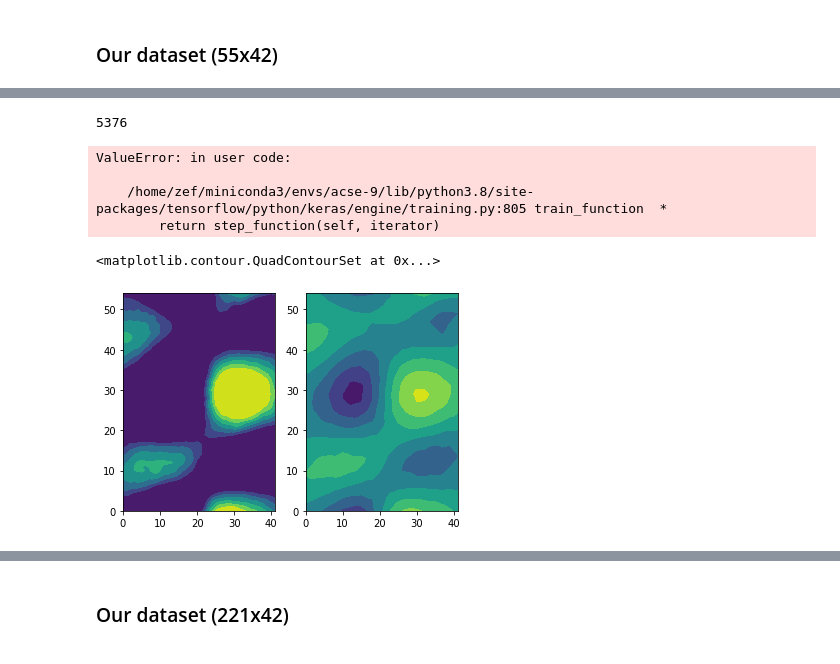
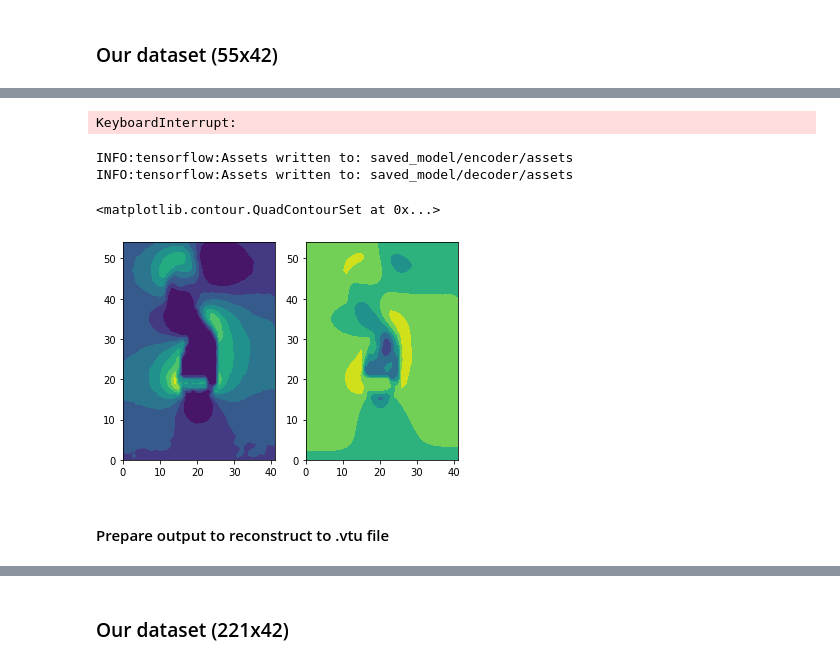
Before and after one commit to acse-zrw20/DD-GAN-AE, a Jupyter notebook: examples/basic_usage.ipynb, the cells around one changed output, grey strips where cells are left out. Saved outputs shown, nothing was run; the diff lists cells and outputs as text; code cells hidden in the pictures.

```diff
--- a/examples/basic_usage.ipynb
+++ b/examples/basic_usage.ipynb
@@ -94,9 +94,12 @@ x_train = layer(x_train)
 x_val = layer(x_val)
 # %%
 initializer = tf.keras.initializers.RandomNormal(mean=0.0, stddev=0.05, seed=None)
-optimizer = tf.keras.optimizers.Nadam(lr=0.001, beta_1=0.9, beta_2=0.999)
+optimizer = tf.keras.optimizers.Nadam(lr=0.00005, beta_1=0.9, beta_2=0.999)
 
-encoder, decoder = build_omata_encoder_decoder(input_shape, 10, initializer, info=True)
+#encoder, decoder = build_densest_omata_encoder_decoder(input_shape, 10, initializer, info=True, act='elu', dense_act='relu')
+
+encoder = tf.keras.models.load_model("saved_model_cae/encoder")
+decoder = tf.keras.models.load_model("saved_model_cae/decoder")
 
 cae = CAE(encoder, decoder, optimizer)
 cae.compile(input_shape)
@@ -121,21 +109,24 @@ None
-# %%
-7* 6* 128
-# %% [output]
-5376
 # %%
-cae.train(x_train, 200, val_data=x_val)
+cae.train(x_train, 100, val_data=x_val, batch_size=64)
 # %% [output]
-ValueError: in user code:
-
-    /home/zef/miniconda3/envs/acse-9/lib/python3.8/site-packages/tensorflow/python/keras/engine/training.py:805 train_function  *
-        return step_function(self, iterator)
+KeyboardInterrupt:
+# %%
+# Save the entire model as a SavedModel.
+!mkdir -p saved_model
+cae.encoder.save('saved_model/encoder')
+cae.decoder.save('saved_model/decoder')
+# %% [output]
+INFO:tensorflow:Assets written to: saved_model/encoder/assets
+INFO:tensorflow:Assets written to: saved_model/decoder/assets
 # %%
-grid = x_val[101:102, :, :, :]
+grid = x_val[250:251, :, :, :]
 res = cae.predict(grid)
 
 fig, ax = plt.subplots(1,2)
 ax[0].contourf(res[0,:,:,0])
 ax[1].contourf(grid[0, :, :, 0])
 # %% [output]
 <matplotlib.contour.QuadContourSet at 0x...>
-[figure, old version]
+[figure, new version]
+# %% [markdown]
+#### Prepare output to reconstruct to .vtu file
```
Also changed, not shown: parts of 6 cells of this notebook, 2 other files.
